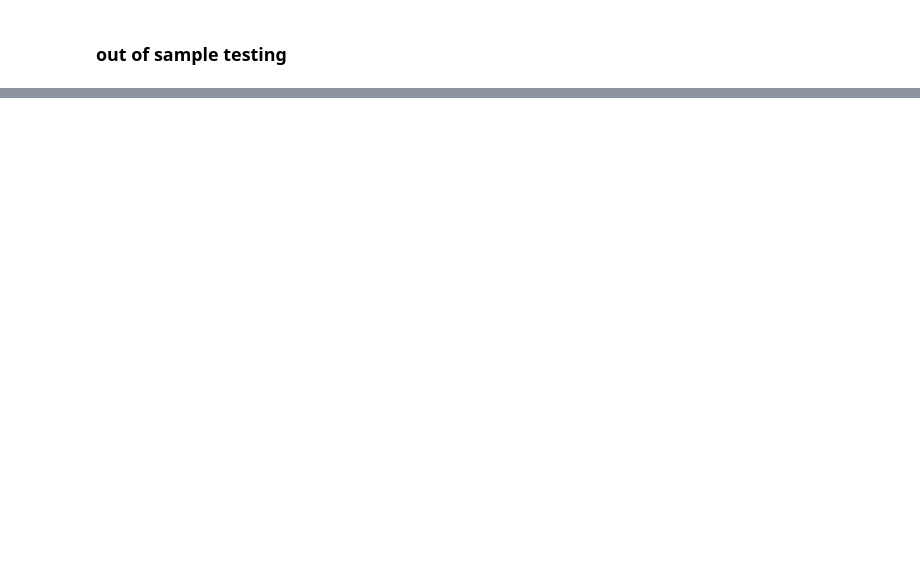
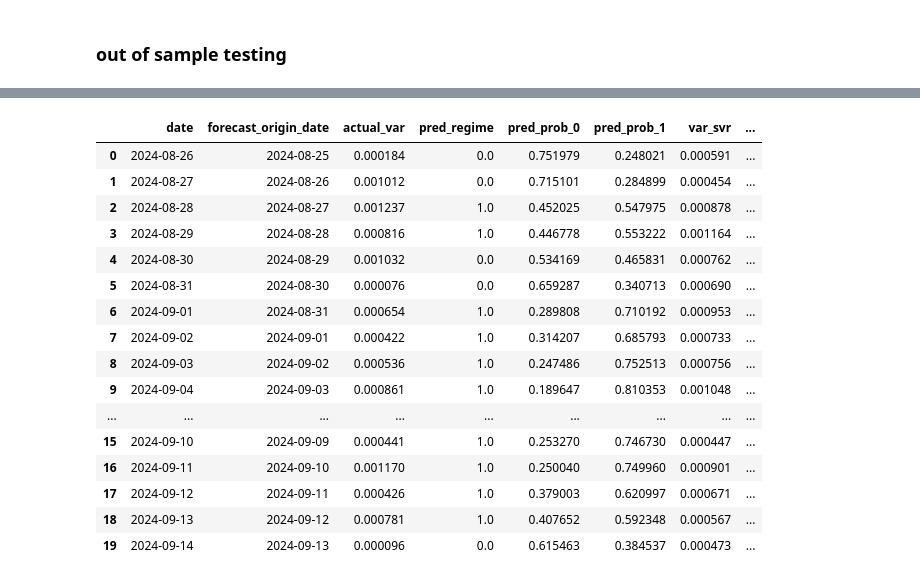
Before and after one commit to Therulow/DSE4211-GRP13, a Jupyter notebook: lstm-regimeaware/lstm_regime6.ipynb, the cells around one changed output, grey strips where cells are left out. Drawn from its saved outputs; the diff is of its cells as text; code cells hidden in the pictures; blank space fills up the shorter version.

```diff
--- a/lstm-regimeaware/lstm_regime6.ipynb
+++ b/lstm-regimeaware/lstm_regime6.ipynb
@@ -932,0 +1075,31 @@ dtype: int64
+# %%
+df['date'] = pd.to_datetime(df['date'])
+test_svr['date'] = pd.to_datetime(test_svr['date'])
+
+result_df = test_svr.merge(
+    df[["date", "regime_id"]],
+    on="date",
+    how="left"
+)
+
+result_df = result_df.rename(columns={"regime_id": "actual_regime"})
+
+result_df.head(20)
+# %% [output]
+|  | date | forecast_origin_date | actual_var | pred_regime | pred_prob_0 | pred_prob_1 | var_svr | ... |
+| 0 | 2024-08-26 | 2024-08-25 | 0.000184 | 0.0 | 0.751979 | 0.248021 | 0.000591 | ... |
+| 1 | 2024-08-27 | 2024-08-26 | 0.001012 | 0.0 | 0.715101 | 0.284899 | 0.000454 | ... |
+| 2 | 2024-08-28 | 2024-08-27 | 0.001237 | 1.0 | 0.452025 | 0.547975 | 0.000878 | ... |
+| 3 | 2024-08-29 | 2024-08-28 | 0.000816 | 1.0 | 0.446778 | 0.553222 | 0.001164 | ... |
+| 4 | 2024-08-30 | 2024-08-29 | 0.001032 | 0.0 | 0.534169 | 0.465831 | 0.000762 | ... |
+| 5 | 2024-08-31 | 2024-08-30 | 0.000076 | 0.0 | 0.659287 | 0.340713 | 0.000690 | ... |
+| 6 | 2024-09-01 | 2024-08-31 | 0.000654 | 1.0 | 0.289808 | 0.710192 | 0.000953 | ... |
+| 7 | 2024-09-02 | 2024-09-01 | 0.000422 | 1.0 | 0.314207 | 0.685793 | 0.000733 | ... |
+| 8 | 2024-09-03 | 2024-09-02 | 0.000536 | 1.0 | 0.247486 | 0.752513 | 0.000756 | ... |
+| 9 | 2024-09-04 | 2024-09-03 | 0.000861 | 1.0 | 0.189647 | 0.810353 | 0.001048 | ... |
+| ... | ... | ... | ... | ... | ... | ... | ... | ... |
+| 15 | 2024-09-10 | 2024-09-09 | 0.000441 | 1.0 | 0.253270 | 0.746730 | 0.000447 | ... |
+| 16 | 2024-09-11 | 2024-09-10 | 0.001170 | 1.0 | 0.250040 | 0.749960 | 0.000901 | ... |
+| 17 | 2024-09-12 | 2024-09-11 | 0.000426 | 1.0 | 0.379003 | 0.620997 | 0.000671 | ... |
+| 18 | 2024-09-13 | 2024-09-12 | 0.000781 | 1.0 | 0.407652 | 0.592348 | 0.000567 | ... |
+| 19 | 2024-09-14 | 2024-09-13 | 0.000096 | 0.0 | 0.615463 | 0.384537 | 0.000473 | ... |
```
Also changed, not shown: parts of 17 cells of this notebook, 1 other file.
